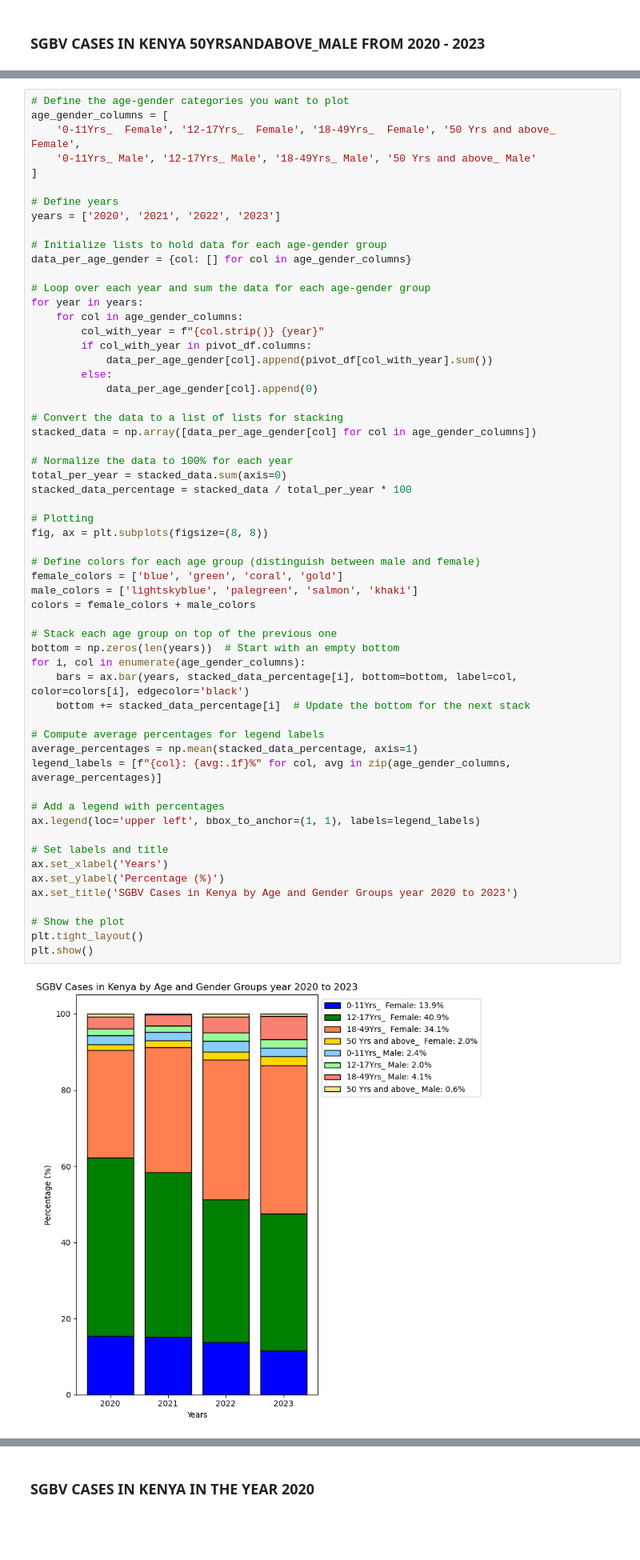
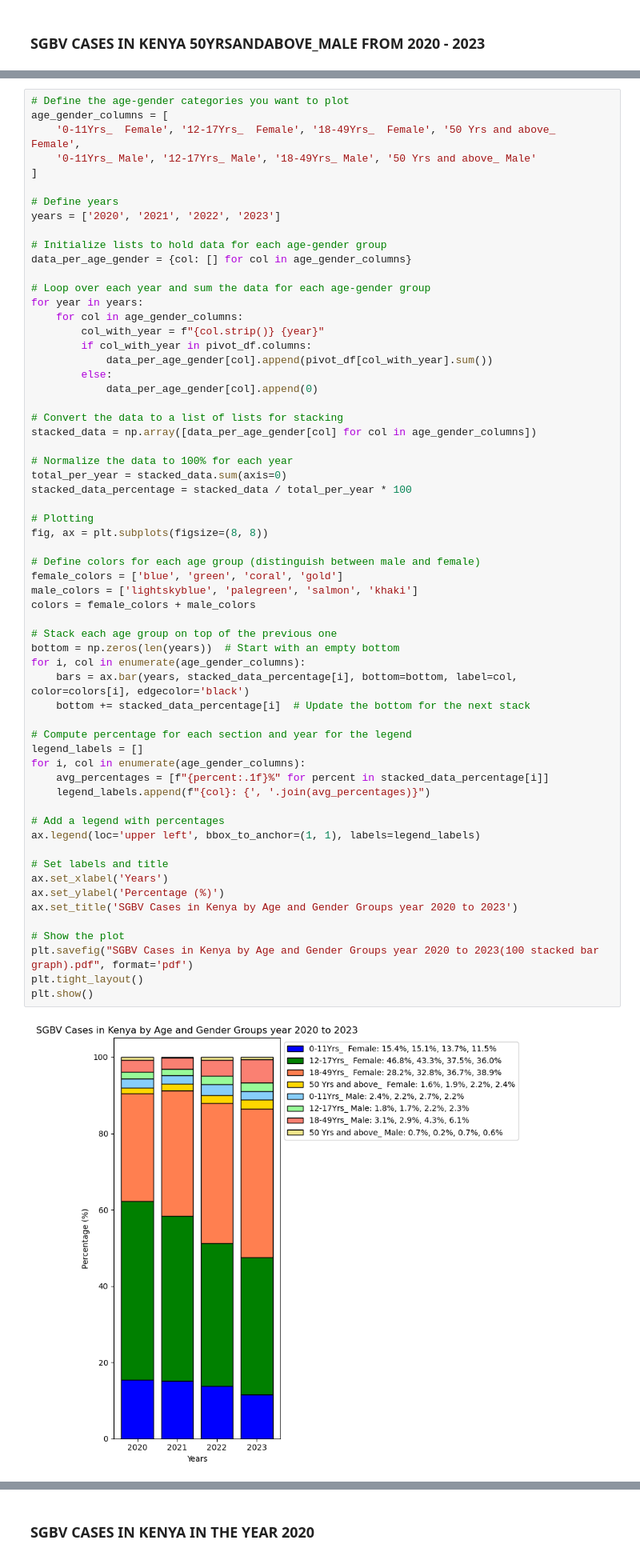
Before and after one commit to IruraMwongera/irurajackblogs, a Jupyter notebook: sgbv_cases_in_kenya_2020_2023.ipynb, the cells around one changed output, grey strips where cells are left out. Shown at 80% size. Saved outputs shown, nothing was run; the diff lists cells and outputs as text; blank space fills up the shorter version.

Commit message:
Add files via upload
SGBV Cases in Kenya

```diff
--- a/sgbv_cases_in_kenya_2020_2023.ipynb
+++ b/sgbv_cases_in_kenya_2020_2023.ipynb
@@ -383,37 +383,40 @@ stacked_data = np.array([data_per_age_gender[col] for col in age_gender_columns]
 total_per_year = stacked_data.sum(axis=0)
 stacked_data_percentage = stacked_data / total_per_year * 100
 
 # Plotting
 fig, ax = plt.subplots(figsize=(8, 8))
 
 # Define colors for each age group (distinguish between male and female)
 female_colors = ['blue', 'green', 'coral', 'gold']
 male_colors = ['lightskyblue', 'palegreen', 'salmon', 'khaki']
 colors = female_colors + male_colors
 
 # Stack each age group on top of the previous one
 bottom = np.zeros(len(years))  # Start with an empty bottom
 for i, col in enumerate(age_gender_columns):
     bars = ax.bar(years, stacked_data_percentage[i], bottom=bottom, label=col, color=colors[i], edgecolor='black')
     bottom += stacked_data_percentage[i]  # Update the bottom for the next stack
 
-# Compute average percentages for legend labels
-average_percentages = np.mean(stacked_data_percentage, axis=1)
-legend_labels = [f"{col}: {avg:.1f}%" for col, avg in zip(age_gender_columns, average_percentages)]
+# Compute percentage for each section and year for the legend
+legend_labels = []
+for i, col in enumerate(age_gender_columns):
+    avg_percentages = [f"{percent:.1f}%" for percent in stacked_data_percentage[i]]
+    legend_labels.append(f"{col}: {', '.join(avg_percentages)}")
 
 # Add a legend with percentages
 ax.legend(loc='upper left', bbox_to_anchor=(1, 1), labels=legend_labels)
 
 # Set labels and title
 ax.set_xlabel('Years')
 ax.set_ylabel('Percentage (%)')
 ax.set_title('SGBV Cases in Kenya by Age and Gender Groups year 2020 to 2023')
 
 # Show the plot
+plt.savefig("SGBV Cases in Kenya by Age and Gender Groups year 2020 to 2023(100 stacked bar graph).pdf", format='pdf')
 plt.tight_layout()
 plt.show()
 # %% [output]
-[figure, old version]
+[figure, new version]
 # %%
 # Compute total for each category
 total_sum = {col: sum(values) for col, values in data_per_age_gender.items()}
```
Also changed, not shown: parts of 2 cells of this notebook.
